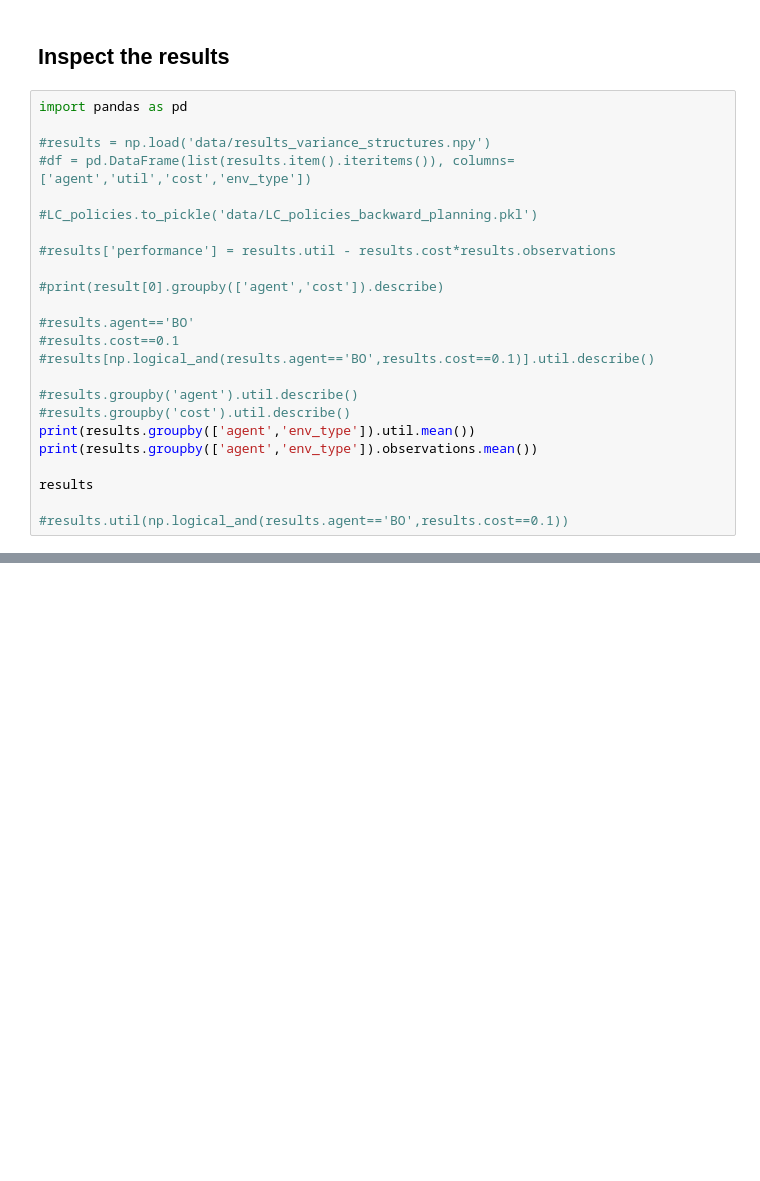
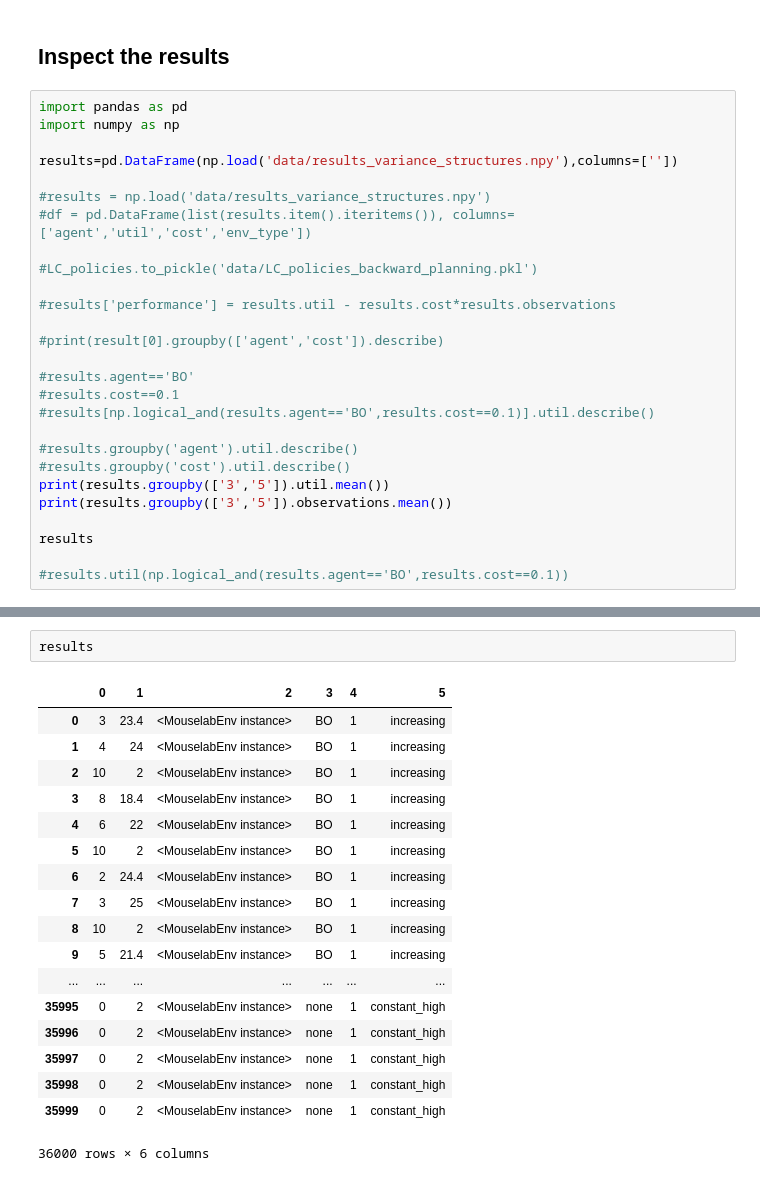
Before and after one commit to fredcallaway/planning, a Jupyter notebook: python/variance_structures.ipynb, the cells around one changed output, grey strips where cells are left out. Cells and saved outputs as stored; diff of their text form; blank space fills up the shorter version.

```diff
--- a/python/variance_structures.ipynb
+++ b/python/variance_structures.ipynb
@@ -761,6 +733,9 @@ KeyboardInterrupt
 ## Inspect the results
 # %%
 import pandas as pd
+import numpy as np
+
+results=pd.DataFrame(np.load('data/results_variance_structures.npy'),columns=[''])
 
 #results = np.load('data/results_variance_structures.npy')
 #df = pd.DataFrame(list(results.item().iteritems()), columns=['agent','util','cost','env_type'])
@@ -777,8 +752,8 @@ import pandas as pd
 
 #results.groupby('agent').util.describe()
 #results.groupby('cost').util.describe()
-print(results.groupby(['agent','env_type']).util.mean())
-print(results.groupby(['agent','env_type']).observations.mean())
+print(results.groupby(['3','5']).util.mean())
+print(results.groupby(['3','5']).observations.mean())
 
 results
 
@@ -821,0 +763,21 @@ Name: observations, dtype: float64
+# %%
+results
+# %% [output]
+|  | 0 | 1 | 2 | 3 | 4 | 5 |
+| 0 | 3 | 23.4 | <MouselabEnv instance> | BO | 1 | increasing |
+| 1 | 4 | 24 | <MouselabEnv instance> | BO | 1 | increasing |
+| 2 | 10 | 2 | <MouselabEnv instance> | BO | 1 | increasing |
+| 3 | 8 | 18.4 | <MouselabEnv instance> | BO | 1 | increasing |
+| 4 | 6 | 22 | <MouselabEnv instance> | BO | 1 | increasing |
+| 5 | 10 | 2 | <MouselabEnv instance> | BO | 1 | increasing |
+| 6 | 2 | 24.4 | <MouselabEnv instance> | BO | 1 | increasing |
+| 7 | 3 | 25 | <MouselabEnv instance> | BO | 1 | increasing |
+| 8 | 10 | 2 | <MouselabEnv instance> | BO | 1 | increasing |
+| 9 | 5 | 21.4 | <MouselabEnv instance> | BO | 1 | increasing |
+| ... | ... | ... | ... | ... | ... | ... |
+| 35995 | 0 | 2 | <MouselabEnv instance> | none | 1 | constant_high |
+| 35996 | 0 | 2 | <MouselabEnv instance> | none | 1 | constant_high |
+| 35997 | 0 | 2 | <MouselabEnv instance> | none | 1 | constant_high |
+| 35998 | 0 | 2 | <MouselabEnv instance> | none | 1 | constant_high |
+| 35999 | 0 | 2 | <MouselabEnv instance> | none | 1 | constant_high |
+36000 rows × 6 columns
```
Also changed, not shown: parts of 4 cells of this notebook, 7 other files.
